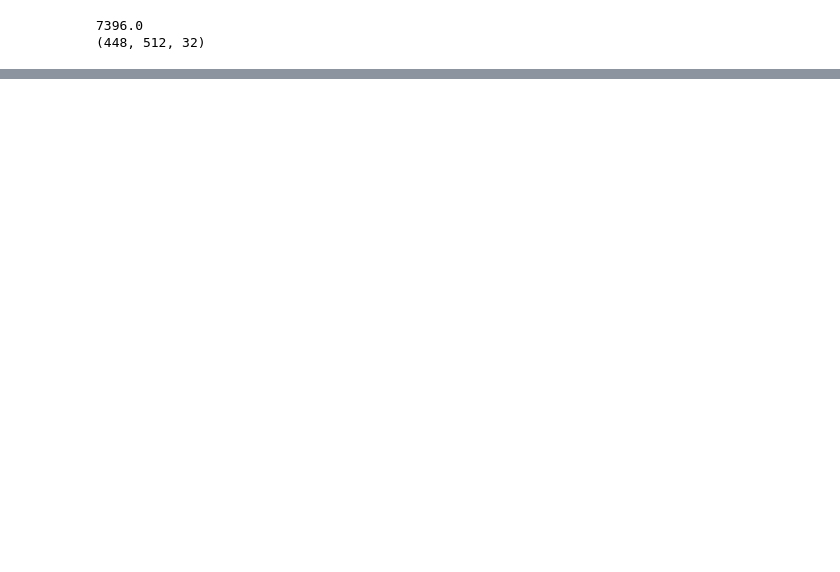
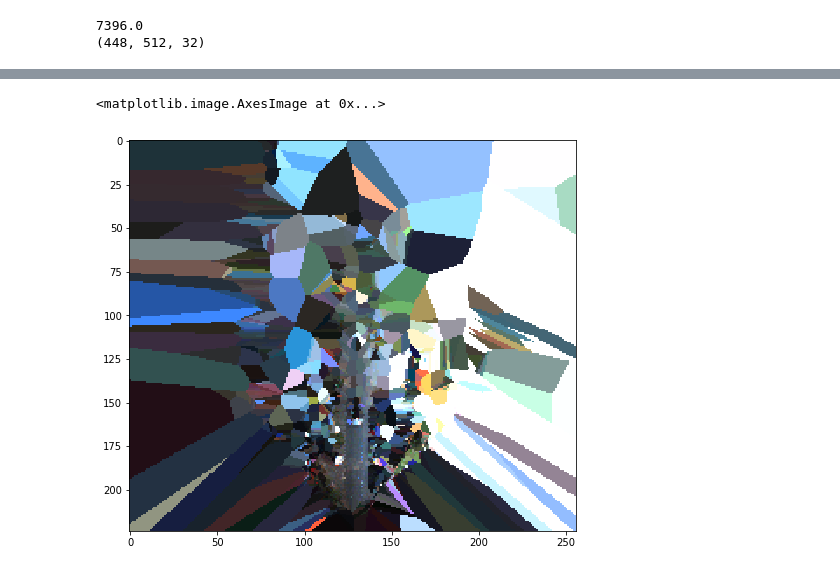
Before and after one commit to YahyaAlaaMassoud/Sensor-Fusion, a Jupyter notebook: gen_voxel_grid.ipynb, the cells around one changed output, grey strips where cells are left out. Drawn from its saved outputs; the diff is of its cells as text; code cells hidden in the pictures; blank space fills up the shorter version.

```diff
--- a/gen_voxel_grid.ipynb
+++ b/gen_voxel_grid.ipynb
@@ -100,0 +146,2 @@ bev.shape (448, 512)
+# %%
+_, _, P2 = kitti.get_calib(cur_idx)
@@ -100,0 +177,5 @@ bev.shape (448, 512)
+# %%
+new_bev = np.zeros((224, 256, 3))
+for i in range(mapping.shape[0]):
+    for j in range(mapping.shape[1]):
+        new_bev[i,j] = img[int(mapping[i,j,1]), int(mapping[i,j,0])]
@@ -100,0 +188,6 @@ bev.shape (448, 512)
+# %%
+plt.figure(figsize = (8, 8))
+plt.imshow(new_bev)
+# %% [output]
+<matplotlib.image.AxesImage at 0x...>
+[figure, added]
```
Also changed, not shown: parts of 12 cells of this notebook, 5 other files.
